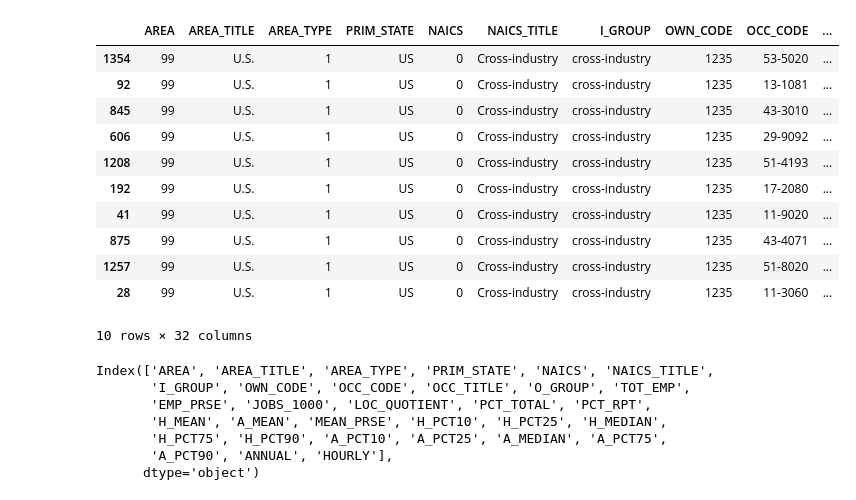
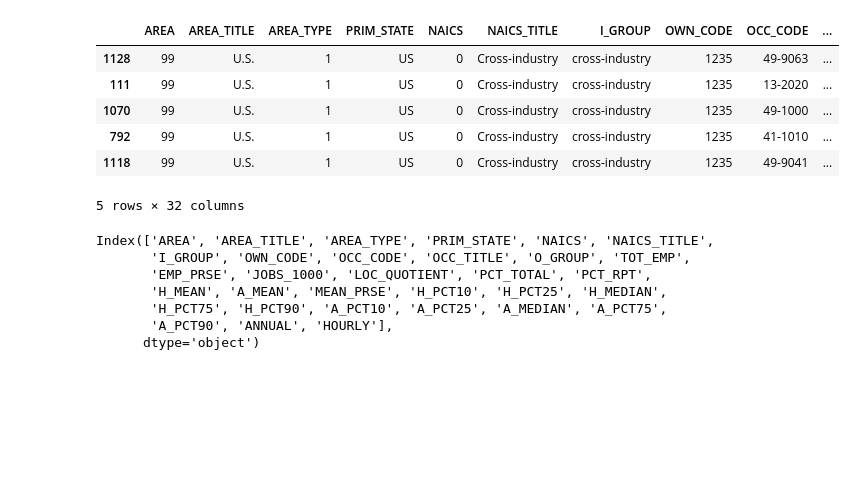
Before and after one commit to vinaya-kusuma/Project1, a Jupyter notebook: Occupation_Analysis.ipynb, the cells around one changed output. Cells and saved outputs as stored; diff of their text form; code cells hidden in the pictures; blank space fills up the shorter version.

```diff
--- a/Occupation_Analysis.ipynb
+++ b/Occupation_Analysis.ipynb
@@ -18,20 +21,15 @@ automation_data = pd.read_csv(automation_file, encoding="ISO-8859-1")
 occupation_gender_df = pd.read_excel(occupation_gender_file,header=None)
 # %%
 # Sample data of occupation_group_data dataframe
-occupation_group_data.sample(10)
+occupation_group_data.sample(5)
 # %% [output]
 |  | AREA | AREA_TITLE | AREA_TYPE | PRIM_STATE | NAICS | NAICS_TITLE | I_GROUP | OWN_CODE | OCC_CODE | ... |
-| 1354 | 99 | U.S. | 1 | US | 0 | Cross-industry | cross-industry | 1235 | 53-5020 | ... |
-| 92 | 99 | U.S. | 1 | US | 0 | Cross-industry | cross-industry | 1235 | 13-1081 | ... |
-| 845 | 99 | U.S. | 1 | US | 0 | Cross-industry | cross-industry | 1235 | 43-3010 | ... |
-| 606 | 99 | U.S. | 1 | US | 0 | Cross-industry | cross-industry | 1235 | 29-9092 | ... |
-| 1208 | 99 | U.S. | 1 | US | 0 | Cross-industry | cross-industry | 1235 | 51-4193 | ... |
-| 192 | 99 | U.S. | 1 | US | 0 | Cross-industry | cross-industry | 1235 | 17-2080 | ... |
-| 41 | 99 | U.S. | 1 | US | 0 | Cross-industry | cross-industry | 1235 | 11-9020 | ... |
-| 875 | 99 | U.S. | 1 | US | 0 | Cross-industry | cross-industry | 1235 | 43-4071 | ... |
-| 1257 | 99 | U.S. | 1 | US | 0 | Cross-industry | cross-industry | 1235 | 51-8020 | ... |
-| 28 | 99 | U.S. | 1 | US | 0 | Cross-industry | cross-industry | 1235 | 11-3060 | ... |
+| 1128 | 99 | U.S. | 1 | US | 0 | Cross-industry | cross-industry | 1235 | 49-9063 | ... |
+| 111 | 99 | U.S. | 1 | US | 0 | Cross-industry | cross-industry | 1235 | 13-2020 | ... |
+| 1070 | 99 | U.S. | 1 | US | 0 | Cross-industry | cross-industry | 1235 | 49-1000 | ... |
+| 792 | 99 | U.S. | 1 | US | 0 | Cross-industry | cross-industry | 1235 | 41-1010 | ... |
+| 1118 | 99 | U.S. | 1 | US | 0 | Cross-industry | cross-industry | 1235 | 49-9041 | ... |
-10 rows × 32 columns
+5 rows × 32 columns
 # %%
 # Columns
 occupation_group_data.columns
```
Also changed, not shown: parts of 32 cells of this notebook, 1 other file.
